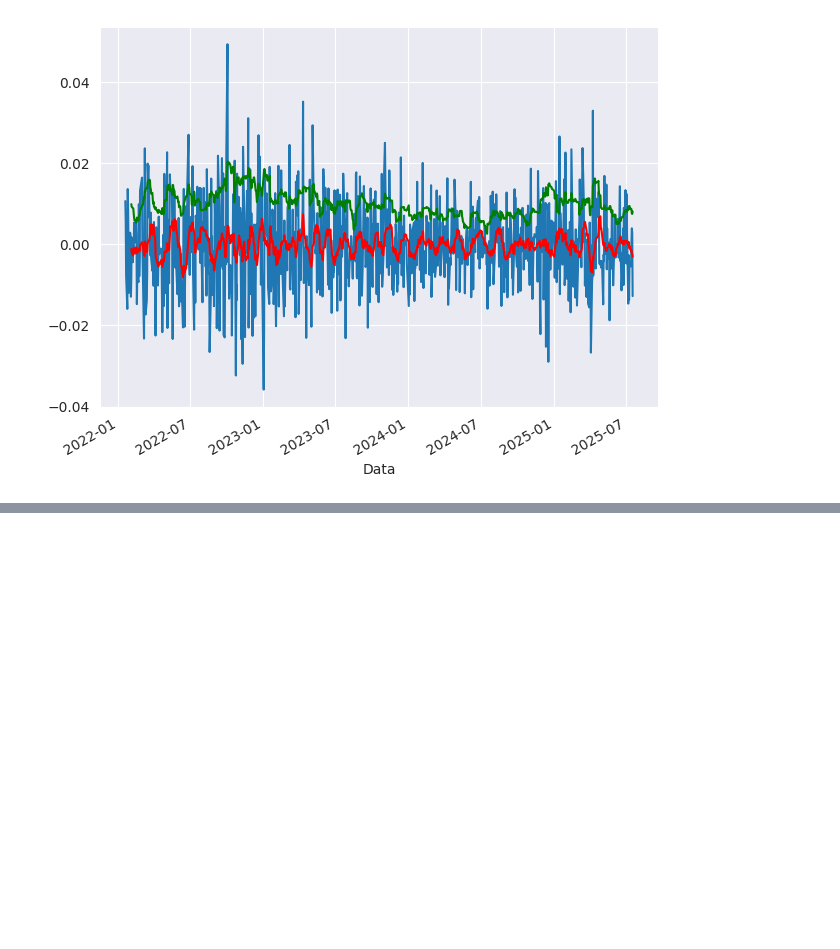
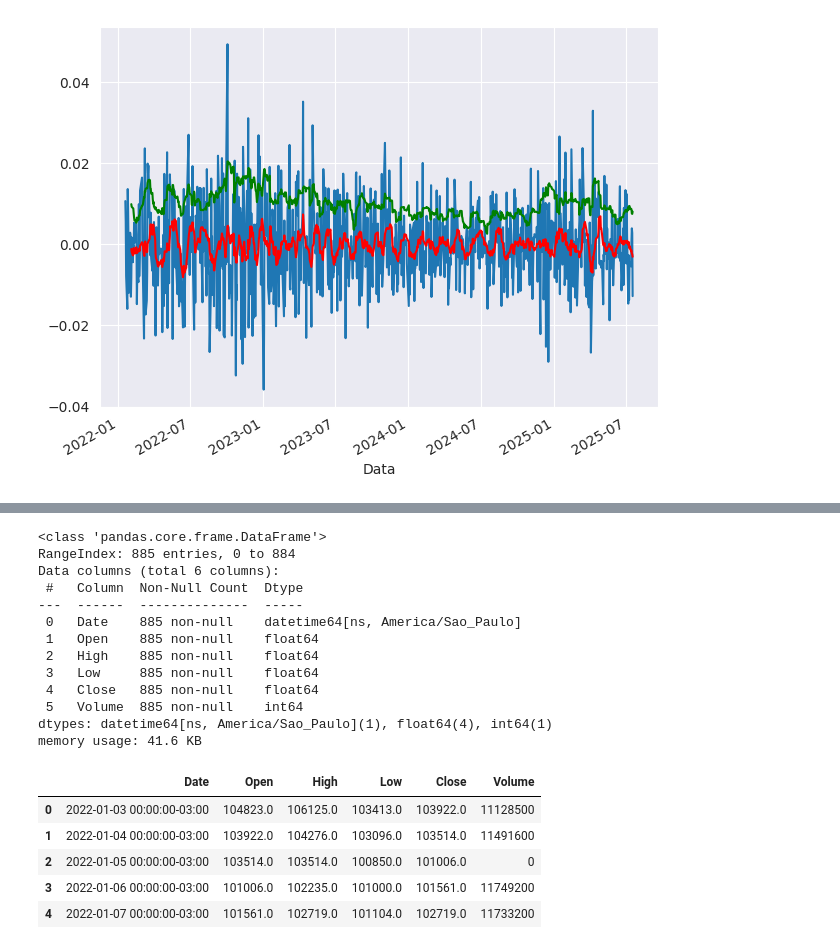
Before and after one commit to paulopetrillo/FIAP_TECH_CHALENGE_01, a Jupyter notebook: TECH_CHALENGE_01.ipynb, the cells around one changed output, grey strips where cells are left out. Saved outputs shown, nothing was run; the diff lists cells and outputs as text; code cells hidden in the pictures; blank space fills up the shorter version.

```diff
--- a/TECH_CHALENGE_01.ipynb
+++ b/TECH_CHALENGE_01.ipynb
@@ -147,6 +163,10 @@ dados.head()
 # Obsevação 2:
 # A coluna "Date" está como índice da tabela.
 
+# copia os dados do Dataframe "dados" para usar posteriormente neste arquivo
+# com a biblioteca prophet.
+df_dados_prophet = dados.copy()
+
 # Mostra os dados
 dados.head()
 # %% [output]
@@ -440,0 +518,28 @@ Valores críticos:
+# %%
+# Apaga indice como tipo "datetima"
+df_dados_prophet = df_dados_prophet.reset_index()
+# df_dados_prophet = df_dados_prophet.reset_index().rename(columns={'Data':'ds', 'Ultimo':'y'})
+
+# mostra dados
+df_dados_prophet.info()
+df_dados_prophet.head()
+# %% [output]
+<class 'pandas.core.frame.DataFrame'>
+RangeIndex: 885 entries, 0 to 884
+Data columns (total 6 columns):
+ #   Column  Non-Null Count  Dtype
+---  ------  --------------  -----
+ 0   Date    885 non-null    datetime64[ns, America/Sao_Paulo]
+ 1   Open    885 non-null    float64
+ 2   High    885 non-null    float64
+ 3   Low     885 non-null    float64
+ 4   Close   885 non-null    float64
+ 5   Volume  885 non-null    int64
+dtypes: datetime64[ns, America/Sao_Paulo](1), float64(4), int64(1)
+memory usage: 41.6 KB
+|  | Date | Open | High | Low | Close | Volume |
+| 0 | 2022-01-03 00:00:00-03:00 | 104823.0 | 106125.0 | 103413.0 | 103922.0 | 11128500 |
+| 1 | 2022-01-04 00:00:00-03:00 | 103922.0 | 104276.0 | 103096.0 | 103514.0 | 11491600 |
+| 2 | 2022-01-05 00:00:00-03:00 | 103514.0 | 103514.0 | 100850.0 | 101006.0 | 0 |
+| 3 | 2022-01-06 00:00:00-03:00 | 101006.0 | 102235.0 | 101000.0 | 101561.0 | 11749200 |
+| 4 | 2022-01-07 00:00:00-03:00 | 101561.0 | 102719.0 | 101104.0 | 102719.0 | 11733200 |
```
Also changed, not shown: parts of 14 cells of this notebook.
